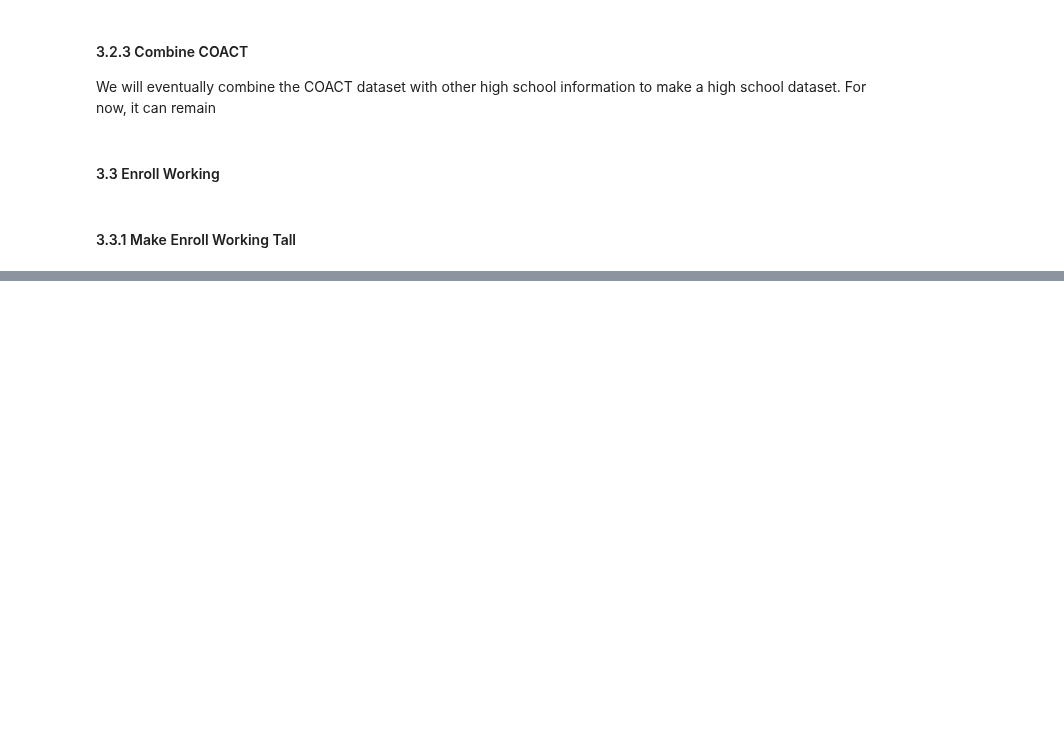
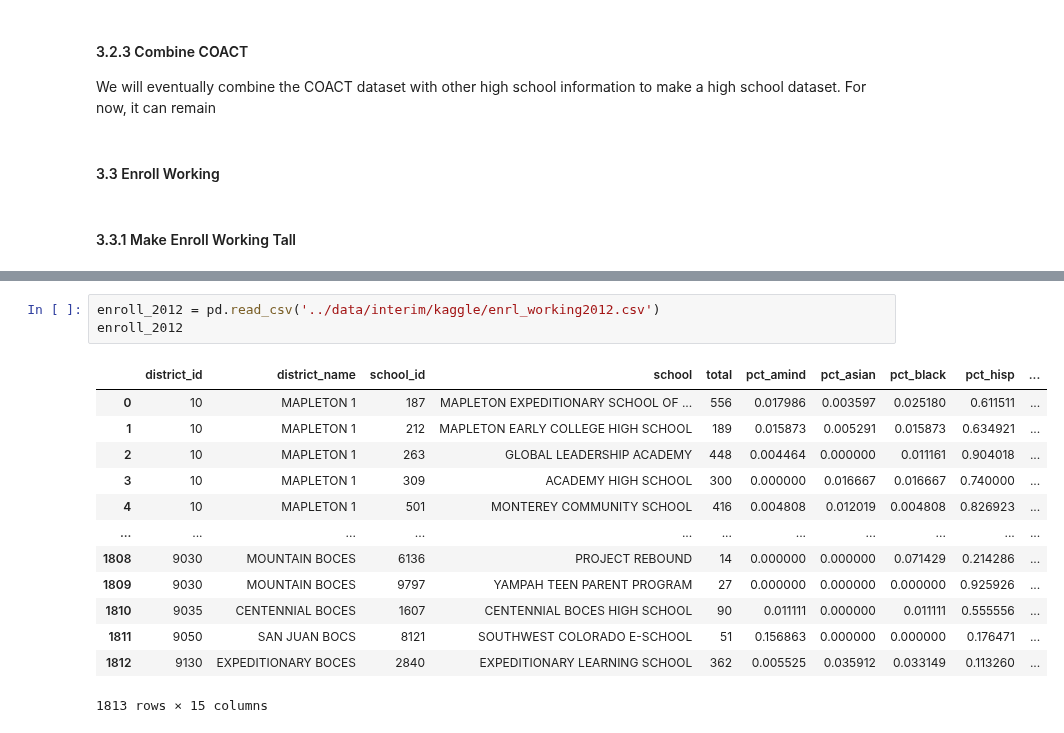
Before and after one commit to clewis53/CaeleyLewis-Capstone2-StoryOfColoradoEducation, a Jupyter notebook: notebooks/0.2-EDA.ipynb, the cells around one changed output, grey strips where cells are left out. Drawn from its saved outputs; the diff is of its cells as text; blank space fills up the shorter version.

```diff
--- a/notebooks/0.2-EDA.ipynb
+++ b/notebooks/0.2-EDA.ipynb
@@ -1083,0 +1100,17 @@ enroll_2010
+# %%
+enroll_2012 = pd.read_csv('../data/interim/kaggle/enrl_working2012.csv')
+enroll_2012
+# %% [output]
+|  | district_id | district_name | school_id | school | total | pct_amind | pct_asian | pct_black | pct_hisp | ... |
+| 0 | 10 | MAPLETON 1 | 187 | MAPLETON EXPEDITIONARY SCHOOL OF ... | 556 | 0.017986 | 0.003597 | 0.025180 | 0.611511 | ... |
+| 1 | 10 | MAPLETON 1 | 212 | MAPLETON EARLY COLLEGE HIGH SCHOOL | 189 | 0.015873 | 0.005291 | 0.015873 | 0.634921 | ... |
+| 2 | 10 | MAPLETON 1 | 263 | GLOBAL LEADERSHIP ACADEMY | 448 | 0.004464 | 0.000000 | 0.011161 | 0.904018 | ... |
+| 3 | 10 | MAPLETON 1 | 309 | ACADEMY HIGH SCHOOL | 300 | 0.000000 | 0.016667 | 0.016667 | 0.740000 | ... |
+| 4 | 10 | MAPLETON 1 | 501 | MONTEREY COMMUNITY SCHOOL | 416 | 0.004808 | 0.012019 | 0.004808 | 0.826923 | ... |
+| ... | ... | ... | ... | ... | ... | ... | ... | ... | ... | ... |
+| 1808 | 9030 | MOUNTAIN BOCES | 6136 | PROJECT REBOUND | 14 | 0.000000 | 0.000000 | 0.071429 | 0.214286 | ... |
+| 1809 | 9030 | MOUNTAIN BOCES | 9797 | YAMPAH TEEN PARENT PROGRAM | 27 | 0.000000 | 0.000000 | 0.000000 | 0.925926 | ... |
+| 1810 | 9035 | CENTENNIAL BOCES | 1607 | CENTENNIAL BOCES HIGH SCHOOL | 90 | 0.011111 | 0.000000 | 0.011111 | 0.555556 | ... |
+| 1811 | 9050 | SAN JUAN BOCS | 8121 | SOUTHWEST COLORADO E-SCHOOL | 51 | 0.156863 | 0.000000 | 0.000000 | 0.176471 | ... |
+| 1812 | 9130 | EXPEDITIONARY BOCES | 2840 | EXPEDITIONARY LEARNING SCHOOL | 362 | 0.005525 | 0.035912 | 0.033149 | 0.113260 | ... |
+1813 rows × 15 columns
```
Also changed, not shown: parts of 7 cells of this notebook.
